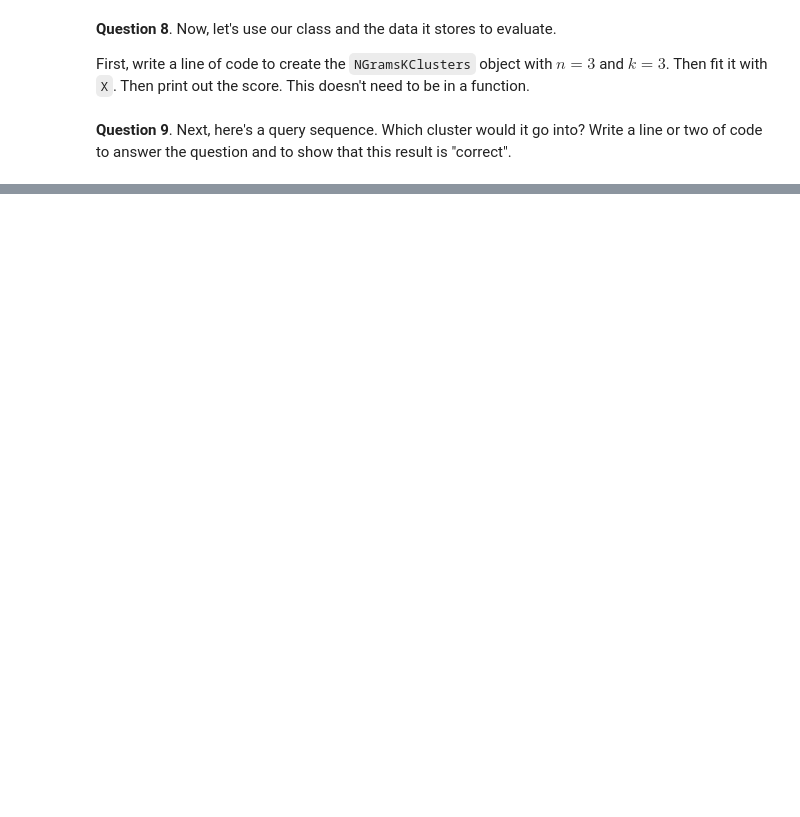
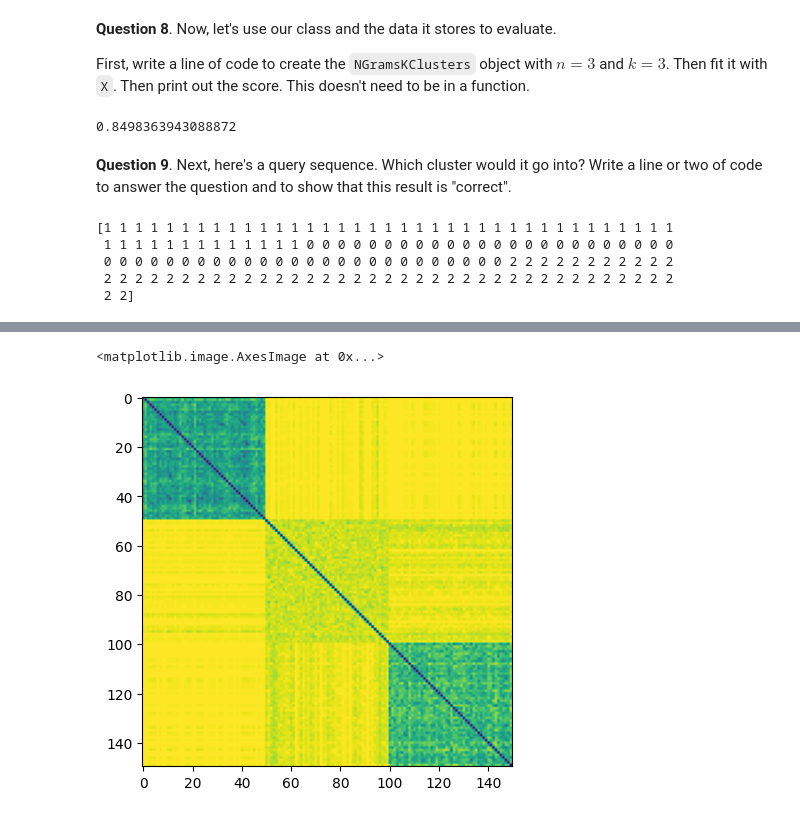
Before and after one commit to Verdagio/CT5148_assignment2, a Jupyter notebook: Assignment_2.ipynb, the cells around one changed output, grey strips where cells are left out. Cells and saved outputs as stored; diff of their text form; code cells hidden in the pictures; blank space fills up the shorter version.

```diff
--- a/Assignment_2.ipynb
+++ b/Assignment_2.ipynb
@@ -370,12 +370,14 @@ def cluster_score(D, labels):
     """
     # YOUR CODE HERE
     # my code is 5 lines
-    # A pretty rough and ready solution but it seems to do the trick - might come back and improve
-    cls_idx = [np.where(np.array(labels) == label) for label in set(labels)]
-    summedVal = 0
-    for i,j in cls_idx[0]:
-        summedVal = D[i,i] + D[i,j] + D[j,j] + D[j,i]
-    return 1 - summedVal / (np.sum(D) / len(set(labels)))
+    cluster_positions =  [np.where(np.array(labels) == label) for label in set(labels)][0] # Get unique clusters and take their positions (I'm only interested in 1 cluster becuase they are symmetrical)
+    # For future me - we are summing the distances from each position in the cluster, once we got that we can calculate the cluster score
+    # Our clusters are synnetrical (i.e the final cluster score *SHOULD* be the same so we only need to calculate 1 cluster)
+    cls_sum = 0
+    for x in cluster_positions[0]:
+        for y in cluster_positions[0]:
+            cls_sum += D[x,y]
+    return 1 - cls_sum / (np.sum(D) / len(set(labels)))
 # %%
 doctest.run_docstring_examples(cluster_score, globals(), verbose=True, optionflags=doctest.NORMALIZE_WHITESPACE)
 # %% [output]
@@ -435,5 +437,25 @@ class NGramsKClusters(BaseEstimator, ClusterMixin):
     """
     # YOUR CODE HERE
     # my code is ~20 lines
+    def __init__(self, n_clusters=2, ngram_len=3):
+        self.n_clusters = n_clusters
+        self.ngram_len = ngram_len
+
+    def fit(self, X, y=None):
+        self.ngrams_ = count_ngrams_multi(X, self.ngram_len)
+        self.distances_ = distance_matrix(self.ngrams_, self.ngrams_)
+
+        ag = AgglomerativeClustering(n_clusters = self.n_clusters, affinity='precomputed', linkage='average')
+        ag.fit(self.distances_)
+
+        self.labels_ = ag.labels_
+        self.score_ = cluster_score(self.distances_[:80], self.labels_[:80]) # The first couple of rows should be enough to get a decent gauge of our score
+        return self
+
+    def predict(self, X): # Somethings wrong here I might be missing something (will loop back to double check if I have time)
+        D = distance_matrix(self.ngrams_, self.ngrams_)
+        nearest = np.argmin(D, axis=0)
+
+        return self.labels_[nearest]
 # %%
 doctest.run_docstring_examples(NGramsKClusters, globals(), verbose=True, optionflags=doctest.NORMALIZE_WHITESPACE)
@@ -444,6 +484,10 @@ First, write a line of code to create the `NGramsKClusters` object with $n=3$ an
 # %%
 # YOUR CODE HERE
 # my code is 3 lines
+nk = NGramsKClusters(n_clusters=3, ngram_len=3).fit(X)
+print(nk.score_)
+# %% [output]
+0.8498363943088872
 # %% [markdown]
 **Question 9**. Next, here's a query sequence. Which cluster would it go into? Write a line or two of code to answer the question and to show that this result is "correct".
 # %%
@@ -451,6 +495,14 @@ Q = [[0, 2, 1, 0, 1, 2, 0, 1, 2]]
 # %%
 # YOUR CODE HERE
 # my code is ~ 6 lines
+pred = nk.predict(Q)
+print(pred) # this should have returned a single label I believe
+# %% [output]
+[1 1 1 1 1 1 1 1 1 1 1 1 1 1 1 1 1 1 1 1 1 1 1 1 1 1 1 1 1 1 1 1 1 1 1 1 1
+ 1 1 1 1 1 1 1 1 1 1 1 1 1 0 0 0 0 0 0 0 0 0 0 0 0 0 0 0 0 0 0 0 0 0 0 0 0
+ 0 0 0 0 0 0 0 0 0 0 0 0 0 0 0 0 0 0 0 0 0 0 0 0 0 0 2 2 2 2 2 2 2 2 2 2 2
+ 2 2 2 2 2 2 2 2 2 2 2 2 2 2 2 2 2 2 2 2 2 2 2 2 2 2 2 2 2 2 2 2 2 2 2 2 2
+ 2 2]
 # %% [markdown]
 **Question 10**. Next let's visualise the results. First, use `imshow` to visualise the square distance matrix which has been saved by `fit`. We should get a result like this. It shows that the first 50 in X are all quite similar, and the last 50 in X are all quite similar, and the middle 50 are similar but slightly less so:
 
@@ -458,6 +510,12 @@ Q = [[0, 2, 1, 0, 1, 2, 0, 1, 2]]
 # %%
 # YOUR CODE HERE
 # my code is 1 line
+from matplotlib.pyplot import imshow
+
+imshow(nk.distances_)
+# %% [output]
+<matplotlib.image.AxesImage at 0x...>
+[figure, added]
 # %% [markdown]
 **Question 11**. Next, let's use $t$-SNE to visualise the data in 2D, with the labels shown as colour. This is similar to what we did under *Representation Learning*. Remember that we have `precomputed` distances. We should get an image something like this (it might be rotated or slightly different in other ways). It shows the three clusters clearly.
 
```
Also changed, not shown: parts of 4 cells of this notebook.
